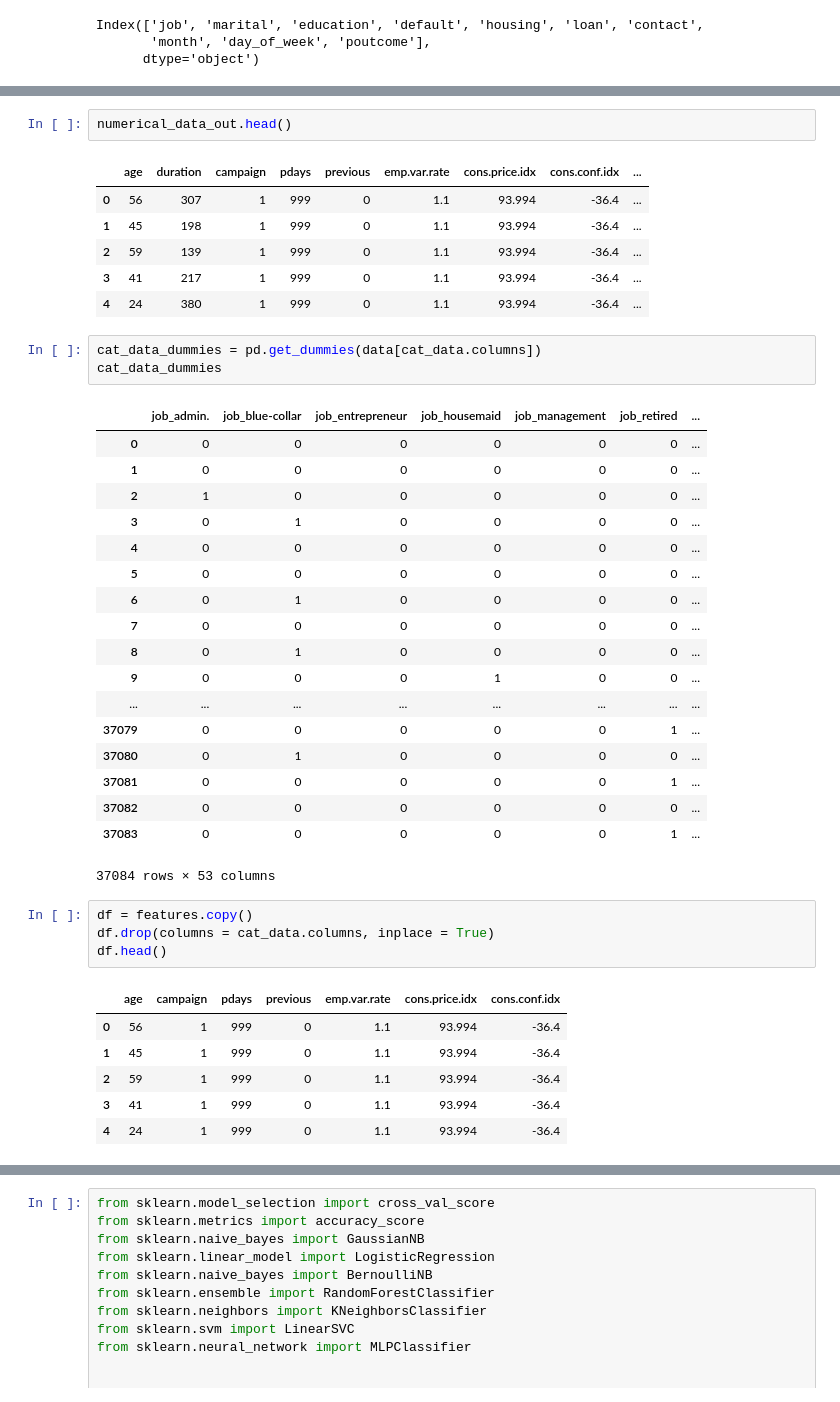
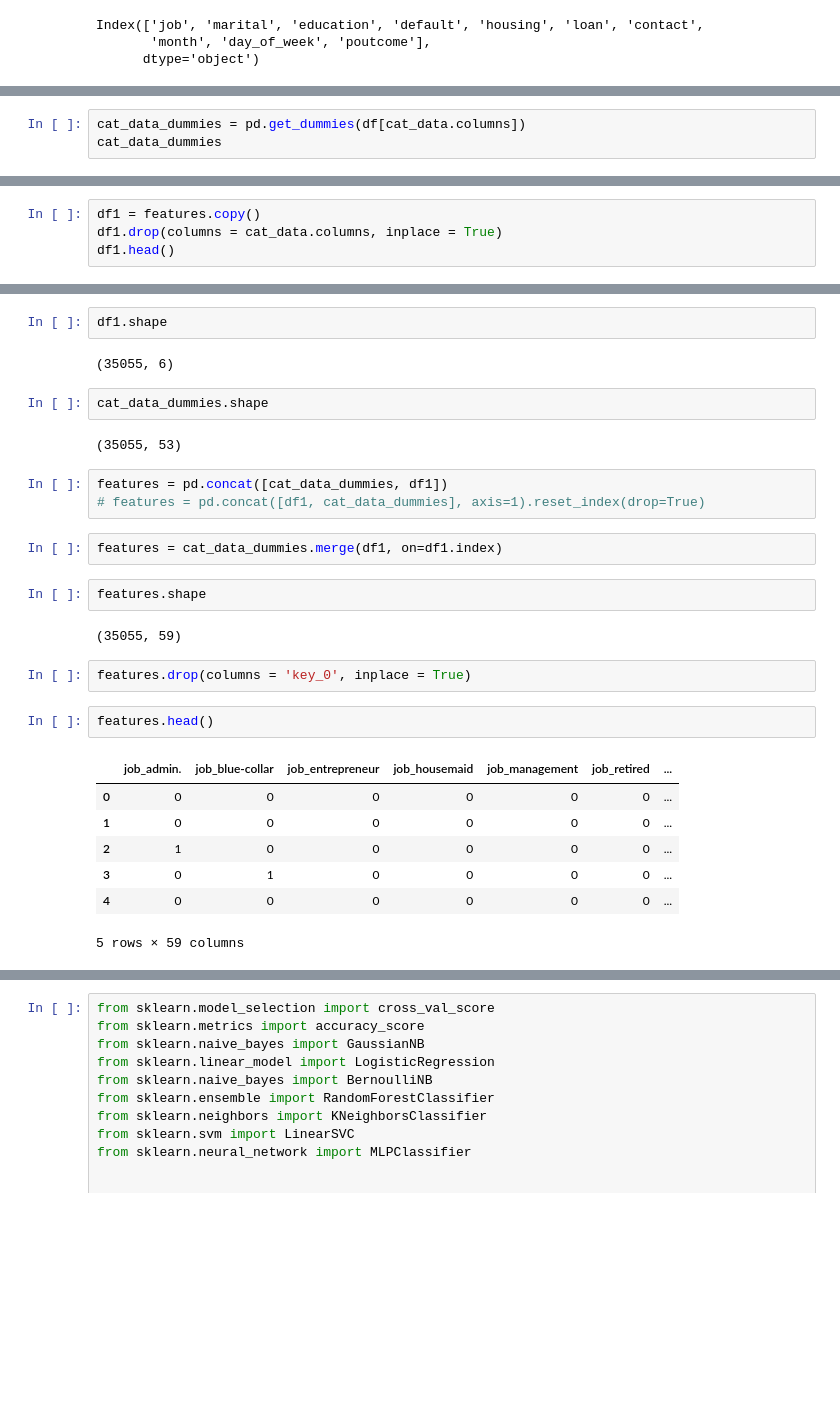
Before and after one commit to yfundorac/final-project, a Jupyter notebook: main.ipynb, the cells around one changed output, grey strips where cells are left out. Saved outputs shown, nothing was run; the diff lists cells and outputs as text; blank space fills up the shorter version.

```diff
--- a/main.ipynb
+++ b/main.ipynb
@@ -223,0 +281,3 @@ numerical_data_out.shape
+# %%
+cat_data_dummies = pd.get_dummies(df[cat_data.columns])
+cat_data_dummies
@@ -227,0 +307,4 @@ numerical_data.shape
+# %%
+df1 = features.copy()
+df1.drop(columns = cat_data.columns, inplace = True)
+df1.head()
@@ -228,42 +318,29 @@ numerical_data.shape
+# %%
+df1.shape
+# %% [output]
+(35055, 6)
+# %%
+cat_data_dummies.shape
+# %% [output]
+(35055, 53)
+# %%
+features = pd.concat([cat_data_dummies, df1])
+# features = pd.concat([df1, cat_data_dummies], axis=1).reset_index(drop=True)
+# %%
+features = cat_data_dummies.merge(df1, on=df1.index)
+# %%
+features.shape
+# %% [output]
+(35055, 59)
+# %%
+features.drop(columns = 'key_0', inplace = True)
 # %%
-numerical_data_out.head()
+features.head()
 # %% [output]
-|  | age | duration | campaign | pdays | previous | emp.var.rate | cons.price.idx | cons.conf.idx | ... |
-| 0 | 56 | 307 | 1 | 999 | 0 | 1.1 | 93.994 | -36.4 | ... |
-| 1 | 45 | 198 | 1 | 999 | 0 | 1.1 | 93.994 | -36.4 | ... |
-| 2 | 59 | 139 | 1 | 999 | 0 | 1.1 | 93.994 | -36.4 | ... |
-| 3 | 41 | 217 | 1 | 999 | 0 | 1.1 | 93.994 | -36.4 | ... |
-| 4 | 24 | 380 | 1 | 999 | 0 | 1.1 | 93.994 | -36.4 | ... |
+|  | job_admin. | job_blue-collar | job_entrepreneur | job_housemaid | job_management | job_retired | ... |
+| 0 | 0 | 0 | 0 | 0 | 0 | 0 | ... |
+| 1 | 0 | 0 | 0 | 0 | 0 | 0 | ... |
+| 2 | 1 | 0 | 0 | 0 | 0 | 0 | ... |
+| 3 | 0 | 1 | 0 | 0 | 0 | 0 | ... |
+| 4 | 0 | 0 | 0 | 0 | 0 | 0 | ... |
+5 rows × 59 columns
-# %%
-cat_data_dummies = pd.get_dummies(data[cat_data.columns])
-cat_data_dummies
-# %% [output]
-|  | job_admin. | job_blue-collar | job_entrepreneur | job_housemaid | job_management | job_retired | ... |
-| 0 | 0 | 0 | 0 | 0 | 0 | 0 | ... |
-| 1 | 0 | 0 | 0 | 0 | 0 | 0 | ... |
-| 2 | 1 | 0 | 0 | 0 | 0 | 0 | ... |
-| 3 | 0 | 1 | 0 | 0 | 0 | 0 | ... |
-| 4 | 0 | 0 | 0 | 0 | 0 | 0 | ... |
-| 5 | 0 | 0 | 0 | 0 | 0 | 0 | ... |
-| 6 | 0 | 1 | 0 | 0 | 0 | 0 | ... |
-| 7 | 0 | 0 | 0 | 0 | 0 | 0 | ... |
-| 8 | 0 | 1 | 0 | 0 | 0 | 0 | ... |
-| 9 | 0 | 0 | 0 | 1 | 0 | 0 | ... |
-| ... | ... | ... | ... | ... | ... | ... | ... |
-| 37079 | 0 | 0 | 0 | 0 | 0 | 1 | ... |
-| 37080 | 0 | 1 | 0 | 0 | 0 | 0 | ... |
-| 37081 | 0 | 0 | 0 | 0 | 0 | 1 | ... |
-| 37082 | 0 | 0 | 0 | 0 | 0 | 0 | ... |
-| 37083 | 0 | 0 | 0 | 0 | 0 | 1 | ... |
-37084 rows × 53 columns
-# %%
-df = features.copy()
-df.drop(columns = cat_data.columns, inplace = True)
-df.head()
-# %% [output]
-|  | age | campaign | pdays | previous | emp.var.rate | cons.price.idx | cons.conf.idx |
-| 0 | 56 | 1 | 999 | 0 | 1.1 | 93.994 | -36.4 |
-| 1 | 45 | 1 | 999 | 0 | 1.1 | 93.994 | -36.4 |
-| 2 | 59 | 1 | 999 | 0 | 1.1 | 93.994 | -36.4 |
-| 3 | 41 | 1 | 999 | 0 | 1.1 | 93.994 | -36.4 |
-| 4 | 24 | 1 | 999 | 0 | 1.1 | 93.994 | -36.4 |
```
Also changed, not shown: parts of 35 cells of this notebook.
